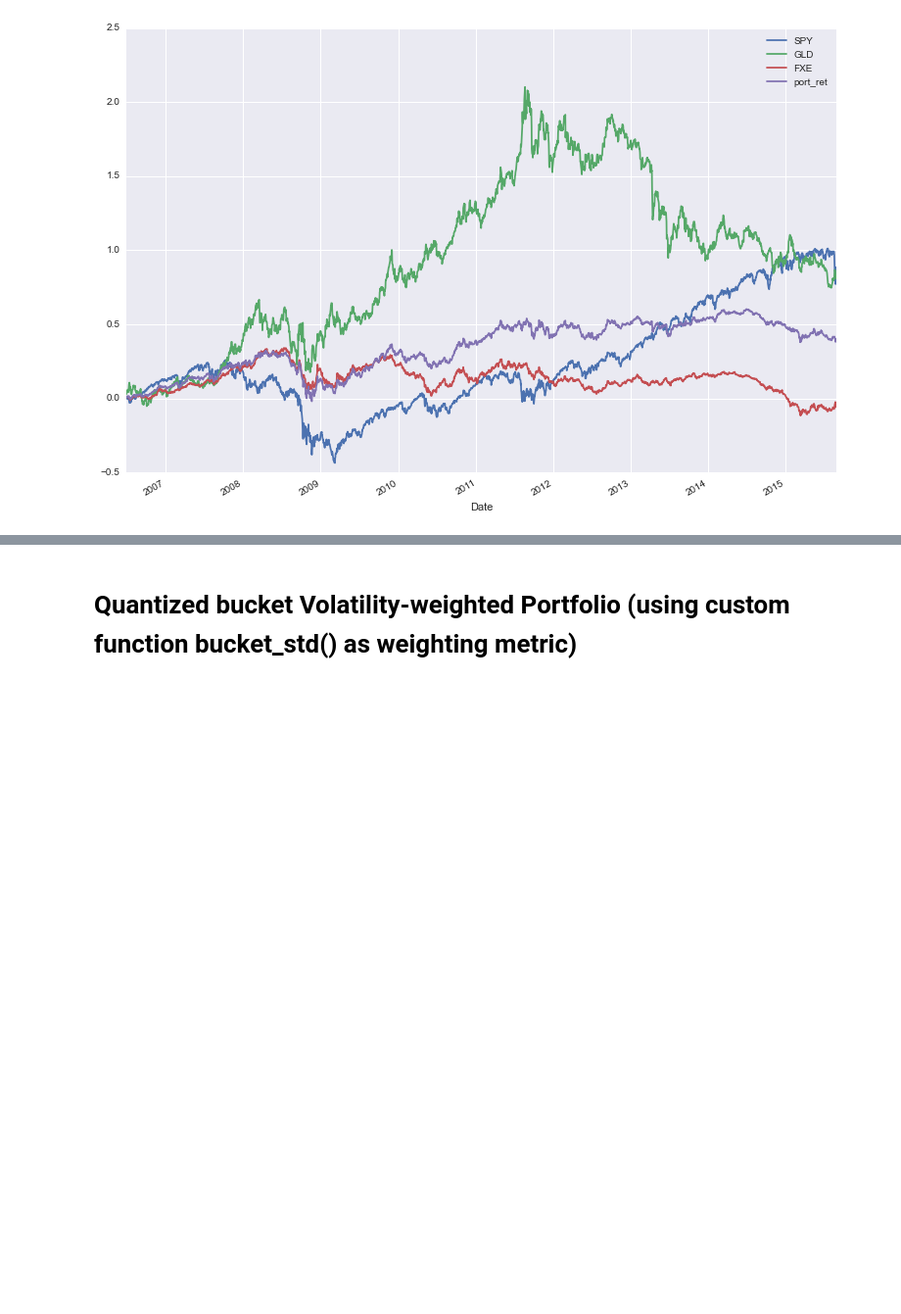
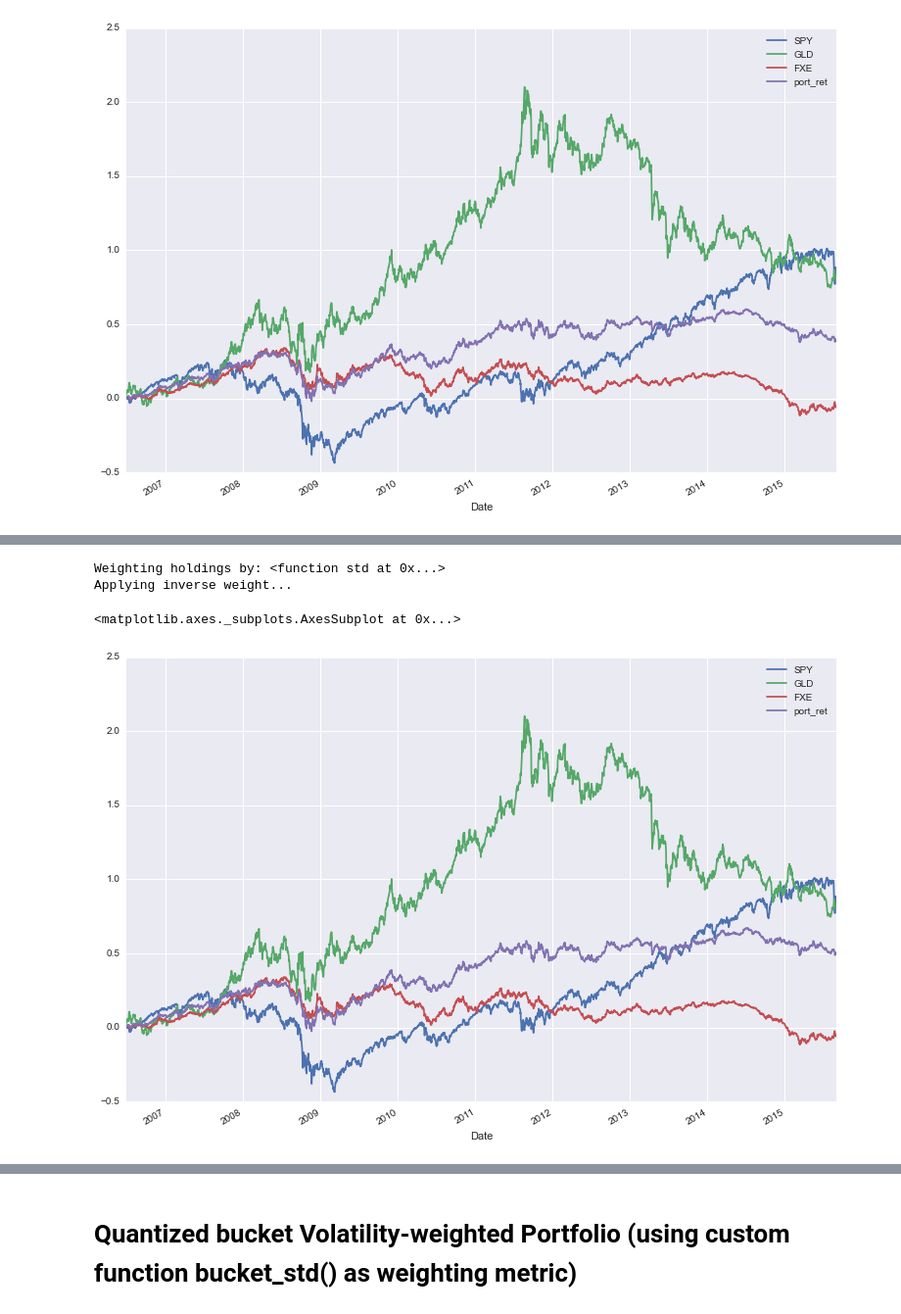
Before and after one commit to r0k3/pyfolio, a Jupyter notebook: pyfolio/examples/portfolio_volatility_weighted_example.ipynb, the cells around one changed output, grey strips where cells are left out. Shown: that part at 98% size. Saved outputs shown, nothing was run; the diff lists cells and outputs as text; code cells hidden in the pictures; blank space fills up the shorter version.

```diff
--- a/pyfolio/examples/portfolio_volatility_weighted_example.ipynb
+++ b/pyfolio/examples/portfolio_volatility_weighted_example.ipynb
@@ -121,4 +124,24 @@ def bucket_std(value,
     return max_default
+# %%
+# This function can be used to restrict volatility weighting of the lowest volatility asset versus the
+# highest volatility asset to a certain limit. E.g. Never allocate more than 2x to the lowest volatility asset.
+# Easy way to do this is to round up all the asset volatilities that fall below a certain bound to a specified
+# "lower bound" and round down all of the asset volatilites that fall above a certain bound to a specified
+# "upper bound"
+
+def min_max_vol_bounds(value,
+                   lower_bound=0.12,
+                   upper_bound=0.24):
+
+    annual_vol = value * np.sqrt(252)
+
+    if annual_vol < lower_bound:
+        return lower_bound
+
+    if annual_vol > upper_bound:
+        return upper_bound
+
+    return annual_vol
 # %% [markdown]
 # Equal-weight Portfolio
 # %%
@@ -187,0 +213,13 @@ pf.timeseries.perf_stats(data_df['port_ret'])
+# %%
+stocks_port, data_df = portfolio_returns_metric_weighted([SPY, FXE, GLD],
+                                                         weight_function=np.std,
+                                                         weight_func_transform=min_max_vol_bounds,
+                                                         weight_function_window=126,
+                                                         inverse_weight=True)
+to_plot = ['SPY', 'GLD', 'FXE'] + ["port_ret"]
+data_df[to_plot].apply(pf.timeseries.cum_returns).plot()
+# %% [output]
+Weighting holdings by: <function std at 0x...>
+Applying inverse weight...
+<matplotlib.axes._subplots.AxesSubplot at 0x...>
+[figure, added]
```
Also changed, not shown: parts of 7 cells of this notebook.
